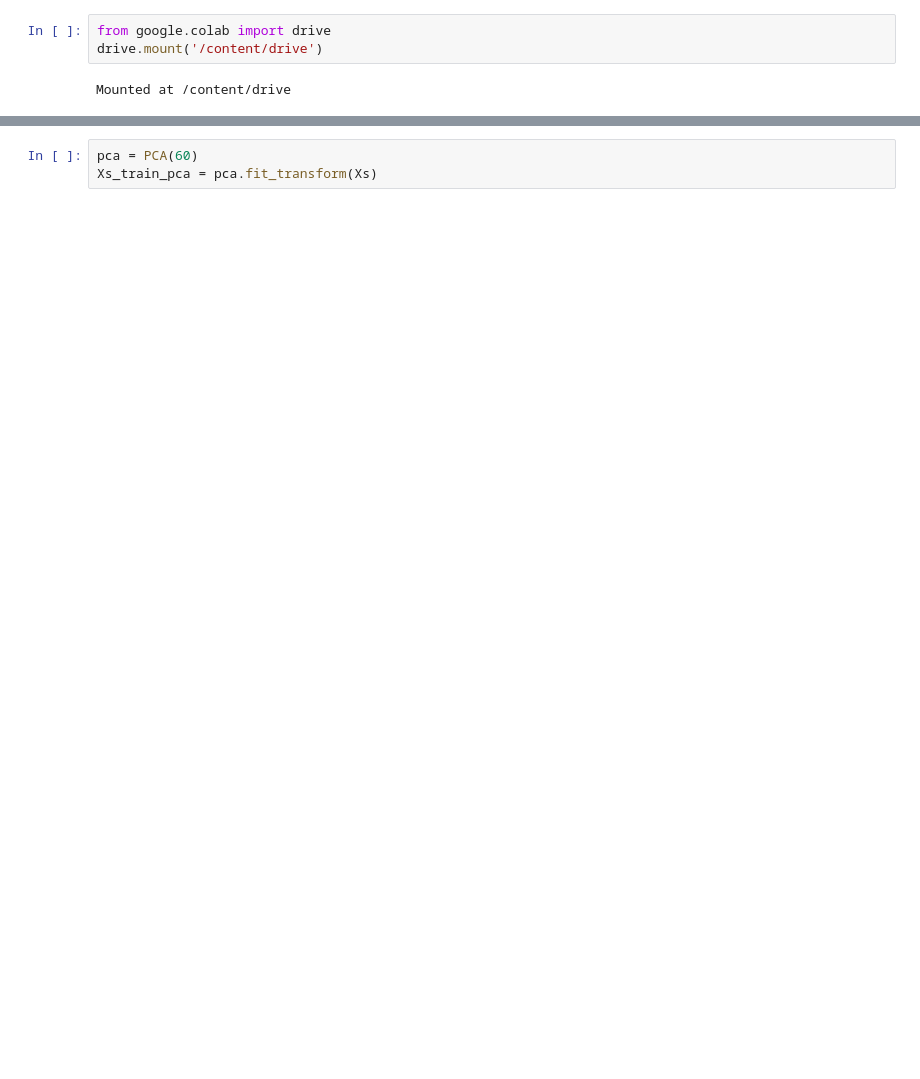
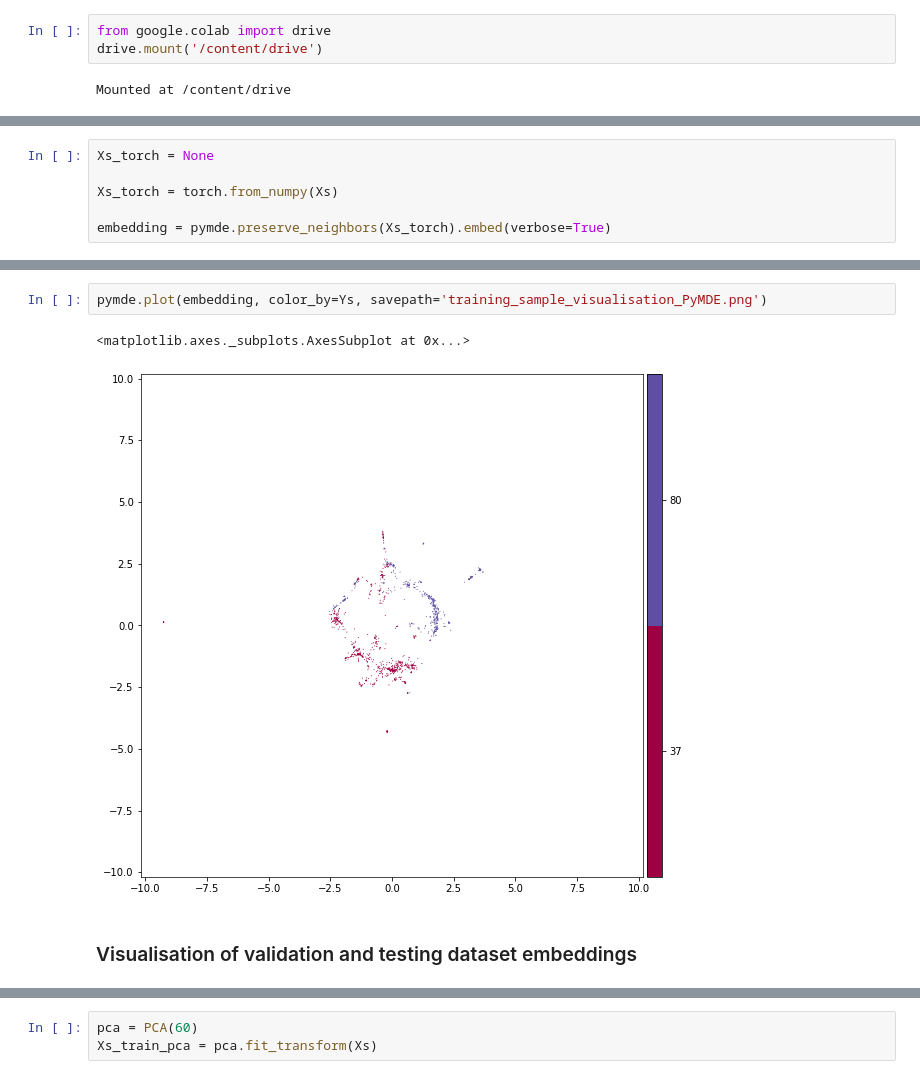
Before and after one commit to ievapudz/Course_Work, a Jupyter notebook: classificator.ipynb, the cells around one changed output, grey strips where cells are left out. Saved outputs shown, nothing was run; the diff lists cells and outputs as text; blank space fills up the shorter version.

```diff
--- a/classificator.ipynb
+++ b/classificator.ipynb
@@ -273,0 +315,6 @@ Mounted at /content/drive
+# %%
+Xs_torch = None
+
+Xs_torch = torch.from_numpy(Xs)
+
+embedding = pymde.preserve_neighbors(Xs_torch).embed(verbose=True)
@@ -274 +337,8 @@ Mounted at /content/drive
+# %%
+pymde.plot(embedding, color_by=Ys, savepath='training_sample_visualisation_PyMDE.png')
+# %% [output]
+<matplotlib.axes._subplots.AxesSubplot at 0x...>
+[figure, added]
+# %% [markdown]
+### Visualisation of validation and testing dataset embeddings
 # %%
```
Also changed, not shown: parts of 17 cells of this notebook.
